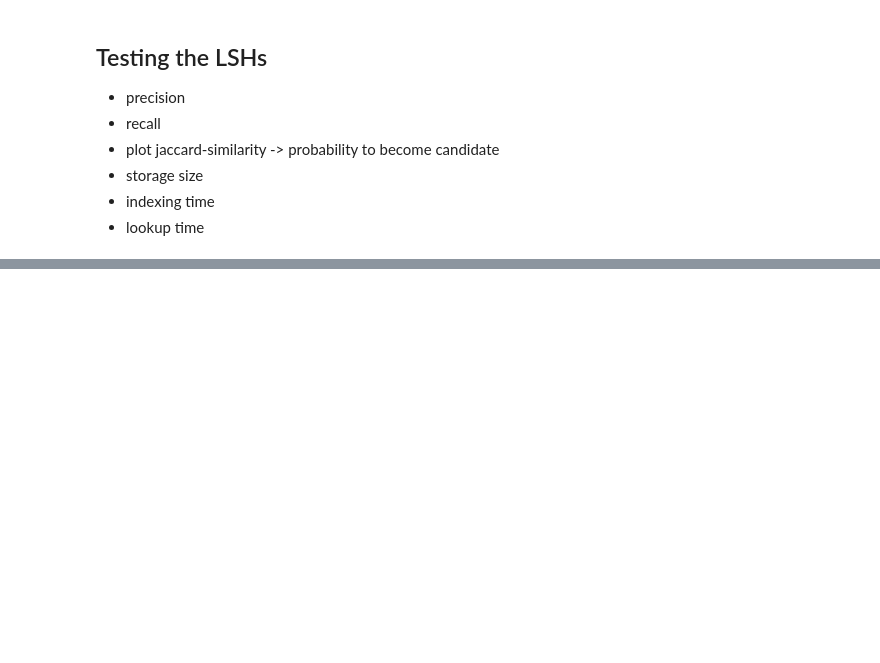
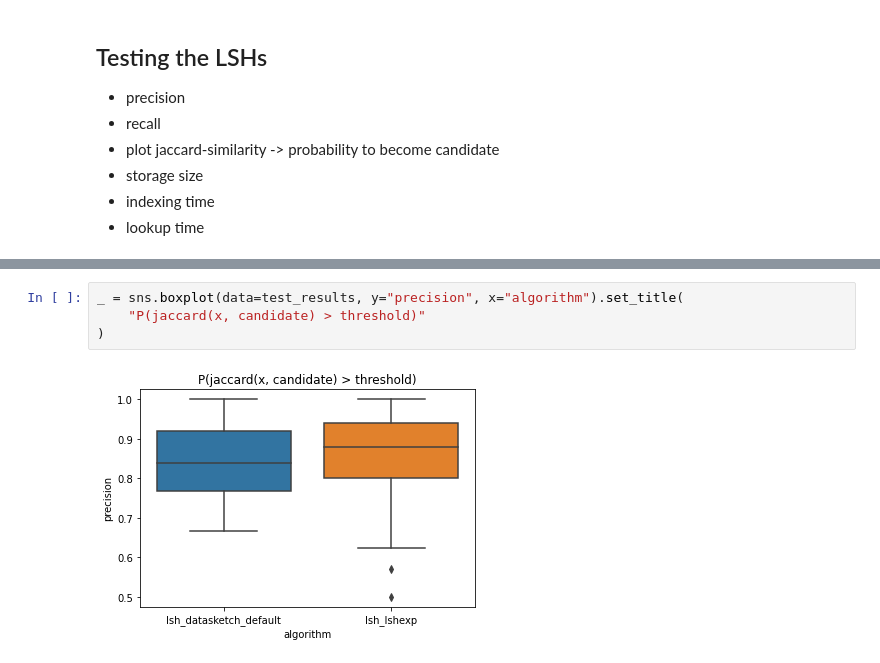
Before and after one commit to chr1st1ank/lsh-experiments, a Jupyter notebook: minhash.ipynb, the cells around one changed output, grey strips where cells are left out. Cells and saved outputs as stored; diff of their text form; blank space fills up the shorter version.

```diff
--- a/minhash.ipynb
+++ b/minhash.ipynb
@@ -340,0 +281,6 @@ Wall time: 12 s
+# %%
+_ = sns.boxplot(data=test_results, y="precision", x="algorithm").set_title(
+    "P(jaccard(x, candidate) > threshold)"
+)
+# %% [output]
+[figure, added]
```
Also changed, not shown: parts of 36 cells of this notebook, 2 other files.
